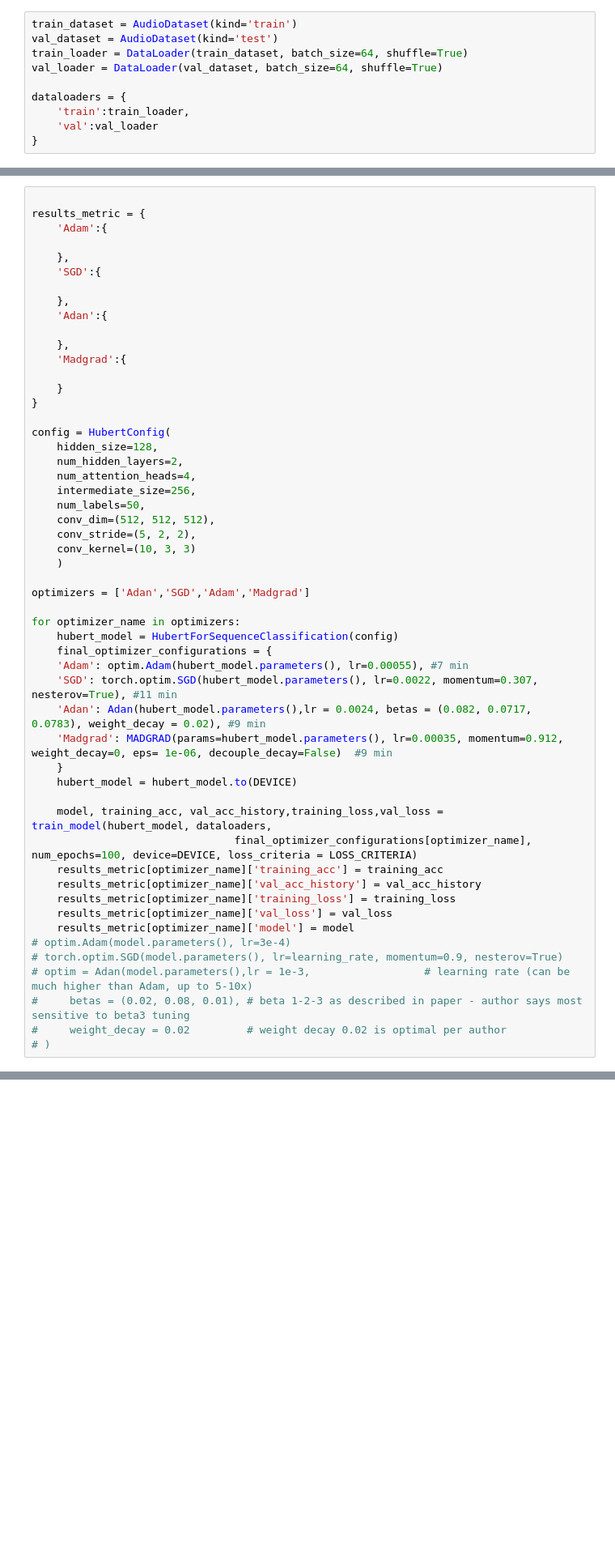
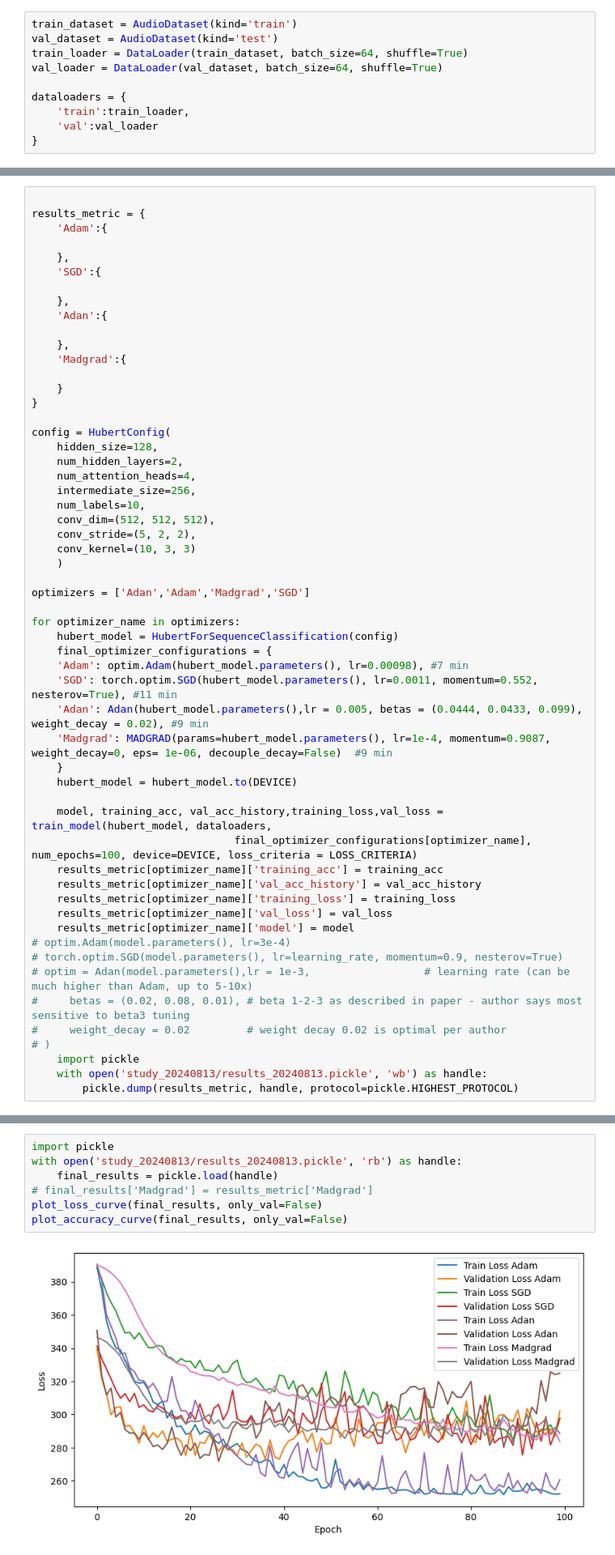
Before and after one commit to roywe/modern_optimizers_for_multiclass_tasks, a Jupyter notebook: models/audio_ecs/model.ipynb, the cells around one changed output, grey strips where cells are left out. Shown at 81% size. Cells and saved outputs as stored; diff of their text form; blank space fills up the shorter version.

```diff
--- a/models/audio_ecs/model.ipynb
+++ b/models/audio_ecs/model.ipynb
@@ -179,21 +185,21 @@ config = HubertConfig(
     num_hidden_layers=2,
     num_attention_heads=4,
     intermediate_size=256,
-    num_labels=50,
+    num_labels=10,
     conv_dim=(512, 512, 512),
     conv_stride=(5, 2, 2),
     conv_kernel=(10, 3, 3)
     )
 
-optimizers = ['Adan','SGD','Adam','Madgrad']
+optimizers = ['Adan','Adam','Madgrad','SGD']
 
 for optimizer_name in optimizers:
     hubert_model = HubertForSequenceClassification(config)
     final_optimizer_configurations = {
-    'Adam': optim.Adam(hubert_model.parameters(), lr=0.00055), #7 min
-    'SGD': torch.optim.SGD(hubert_model.parameters(), lr=0.0022, momentum=0.307, nesterov=True), #11 min
-    'Adan': Adan(hubert_model.parameters(),lr = 0.0024, betas = (0.082, 0.0717, 0.0783), weight_decay = 0.02), #9 min
-    'Madgrad': MADGRAD(params=hubert_model.parameters(), lr=0.00035, momentum=0.912, weight_decay=0, eps= 1e-06, decouple_decay=False)  #9 min
+    'Adam': optim.Adam(hubert_model.parameters(), lr=0.00098), #7 min
+    'SGD': torch.optim.SGD(hubert_model.parameters(), lr=0.0011, momentum=0.552, nesterov=True), #11 min
+    'Adan': Adan(hubert_model.parameters(),lr = 0.005, betas = (0.0444, 0.0433, 0.099), weight_decay = 0.02), #9 min
+    'Madgrad': MADGRAD(params=hubert_model.parameters(), lr=1e-4, momentum=0.9087, weight_decay=0, eps= 1e-06, decouple_decay=False)  #9 min
     }
     hubert_model = hubert_model.to(DEVICE)
 
@@ -210,6 +216,9 @@ for optimizer_name in optimizers:
 #     betas = (0.02, 0.08, 0.01), # beta 1-2-3 as described in paper - author says most sensitive to beta3 tuning
 #     weight_decay = 0.02         # weight decay 0.02 is optimal per author
 # )
+    import pickle
+    with open('study_20240813/results_20240813.pickle', 'wb') as handle:
+        pickle.dump(results_metric, handle, protocol=pickle.HIGHEST_PROTOCOL)
 # %% [output]
 Epoch 0/99
 ----------
@@ -281,0 +296,9 @@ plot_accuracy_curve(final_results)
+# %%
+import pickle
+with open('study_20240813/results_20240813.pickle', 'rb') as handle:
+    final_results = pickle.load(handle)
+# final_results['Madgrad'] = results_metric['Madgrad']
+plot_loss_curve(final_results, only_val=False)
+plot_accuracy_curve(final_results, only_val=False)
+# %% [output]
+[figure, added]
```
Also changed, not shown: parts of 9 cells of this notebook, 4 other files.
